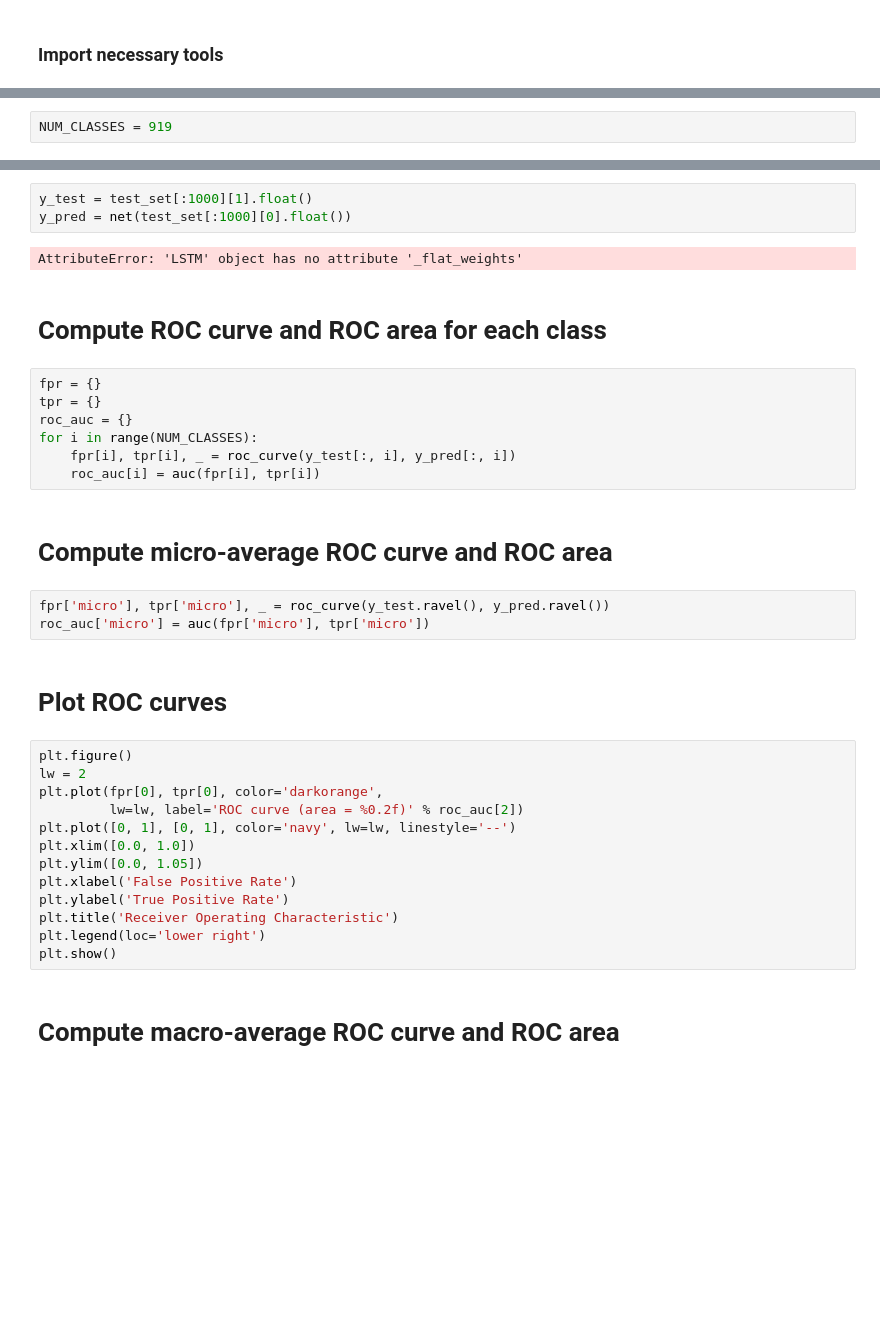
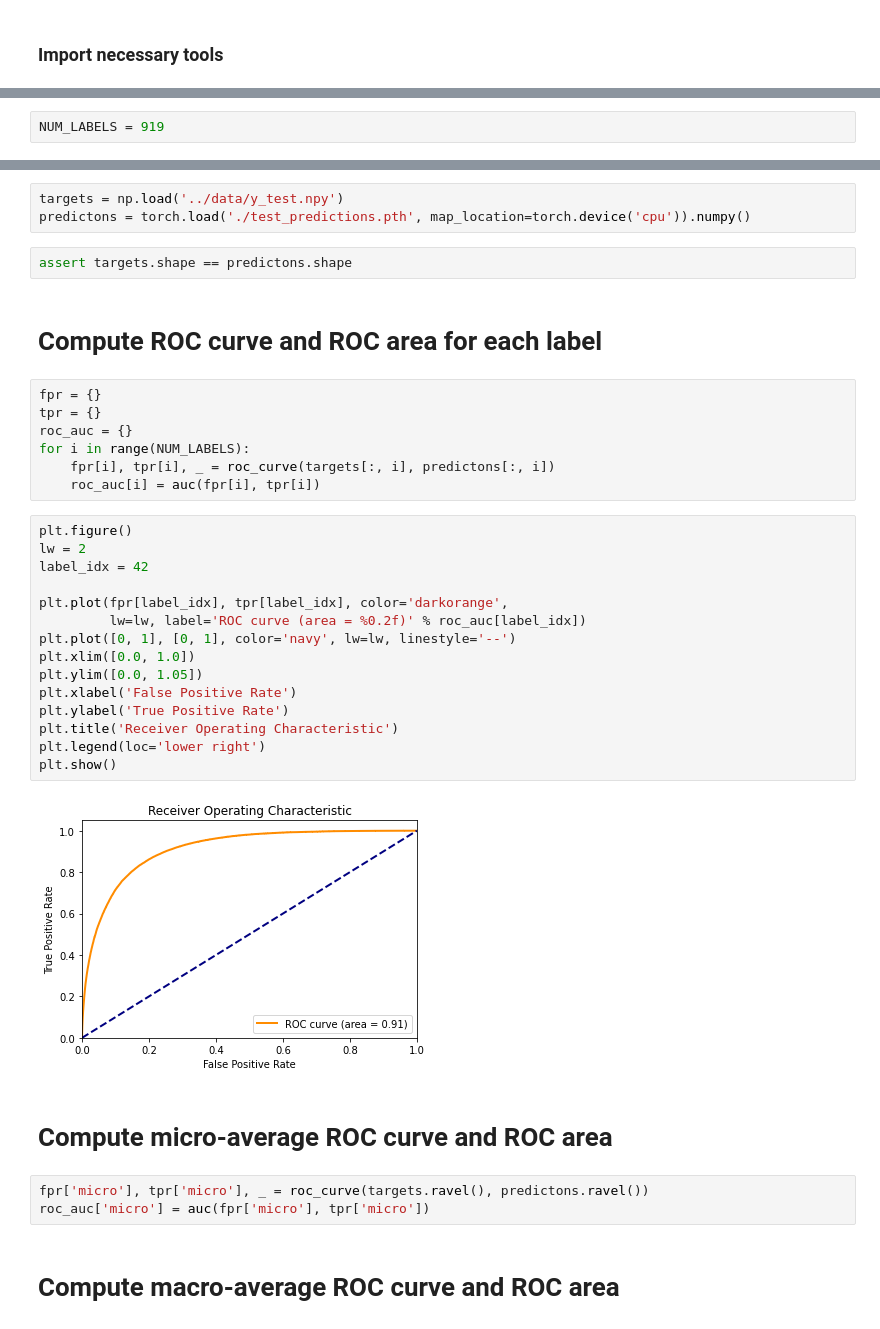
Before and after one commit to seqpipe/deepsea-experiments, a Jupyter notebook: evaluation/ROC Curve Plotter and AUC Estimator.ipynb, the cells around one changed output, grey strips where cells are left out. Cells and saved outputs as stored; diff of their text form; blank space fills up the shorter version.

```diff
--- a/evaluation/ROC Curve Plotter and AUC Estimator.ipynb
+++ b/evaluation/ROC Curve Plotter and AUC Estimator.ipynb
@@ -11,3 +11,3 @@ from torch.utils.data import TensorDataset
 # %%
-NUM_CLASSES = 919
+NUM_LABELS = 919
 # %% [markdown]
@@ -21,37 +15,39 @@ test_set = TensorDataset(torch.from_numpy(np.load('../data/X_test.npy')),
-# %%
-y_test = test_set[:1000][1].float()
-y_pred = net(test_set[:1000][0].float())
-# %% [output]
-AttributeError: 'LSTM' object has no attribute '_flat_weights'
+# %%
+targets = np.load('../data/y_test.npy')
+predictons = torch.load('./test_predictions.pth', map_location=torch.device('cpu')).numpy()
+# %%
+assert targets.shape == predictons.shape
 # %% [markdown]
-# Compute ROC curve and ROC area for each class
+# Compute ROC curve and ROC area for each label
 # %%
 fpr = {}
 tpr = {}
 roc_auc = {}
-for i in range(NUM_CLASSES):
-    fpr[i], tpr[i], _ = roc_curve(y_test[:, i], y_pred[:, i])
+for i in range(NUM_LABELS):
+    fpr[i], tpr[i], _ = roc_curve(targets[:, i], predictons[:, i])
     roc_auc[i] = auc(fpr[i], tpr[i])
+# %%
+plt.figure()
+lw = 2
+label_idx = 42
+
+plt.plot(fpr[label_idx], tpr[label_idx], color='darkorange',
+         lw=lw, label='ROC curve (area = %0.2f)' % roc_auc[label_idx])
+plt.plot([0, 1], [0, 1], color='navy', lw=lw, linestyle='--')
+plt.xlim([0.0, 1.0])
+plt.ylim([0.0, 1.05])
+plt.xlabel('False Positive Rate')
+plt.ylabel('True Positive Rate')
+plt.title('Receiver Operating Characteristic')
+plt.legend(loc='lower right')
+plt.show()
+# %% [output]
+[figure, added]
 # %% [markdown]
 # Compute micro-average ROC curve and ROC area
 # %%
-fpr['micro'], tpr['micro'], _ = roc_curve(y_test.ravel(), y_pred.ravel())
+fpr['micro'], tpr['micro'], _ = roc_curve(targets.ravel(), predictons.ravel())
 roc_auc['micro'] = auc(fpr['micro'], tpr['micro'])
-# %% [markdown]
-# Plot ROC curves
-# %%
-plt.figure()
-lw = 2
-plt.plot(fpr[0], tpr[0], color='darkorange',
-         lw=lw, label='ROC curve (area = %0.2f)' % roc_auc[2])
-plt.plot([0, 1], [0, 1], color='navy', lw=lw, linestyle='--')
-plt.xlim([0.0, 1.0])
-plt.ylim([0.0, 1.05])
-plt.xlabel('False Positive Rate')
-plt.ylabel('True Positive Rate')
-plt.title('Receiver Operating Characteristic')
-plt.legend(loc='lower right')
-plt.show()
 # %% [markdown]
 # Compute macro-average ROC curve and ROC area
 # %%
```
Also changed, not shown: parts of 11 cells of this notebook, 9 other files.
